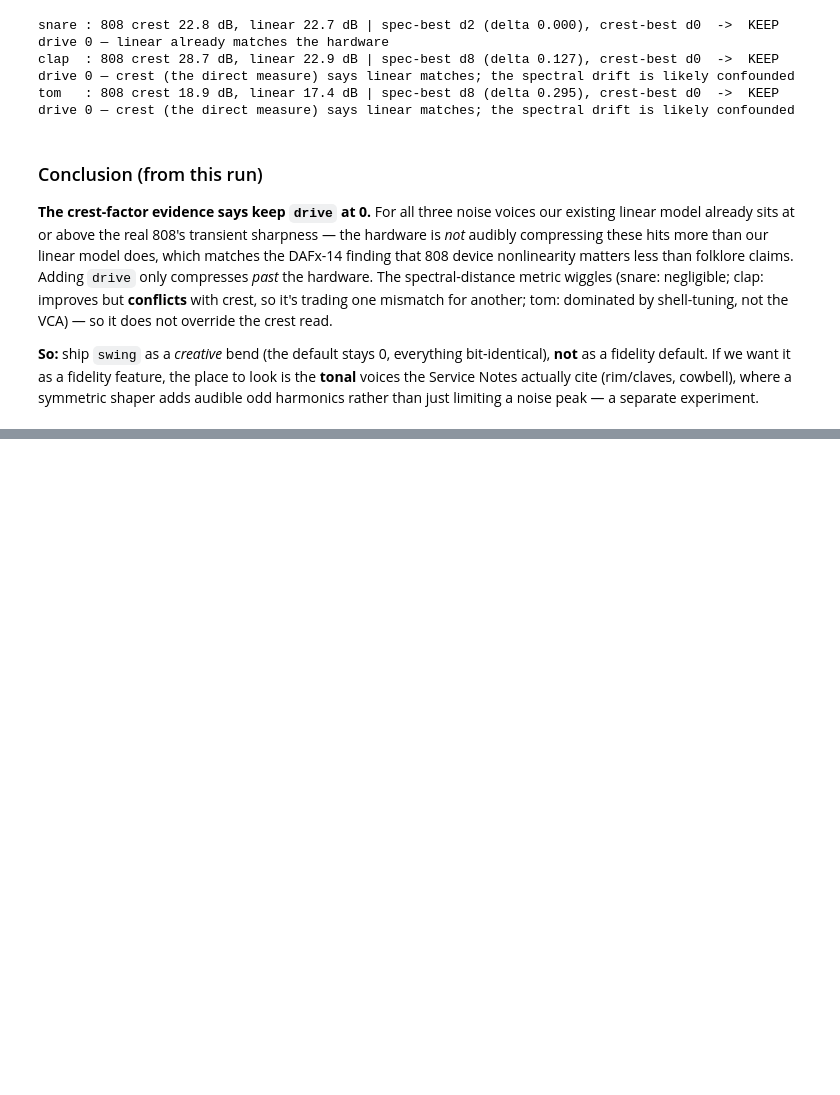
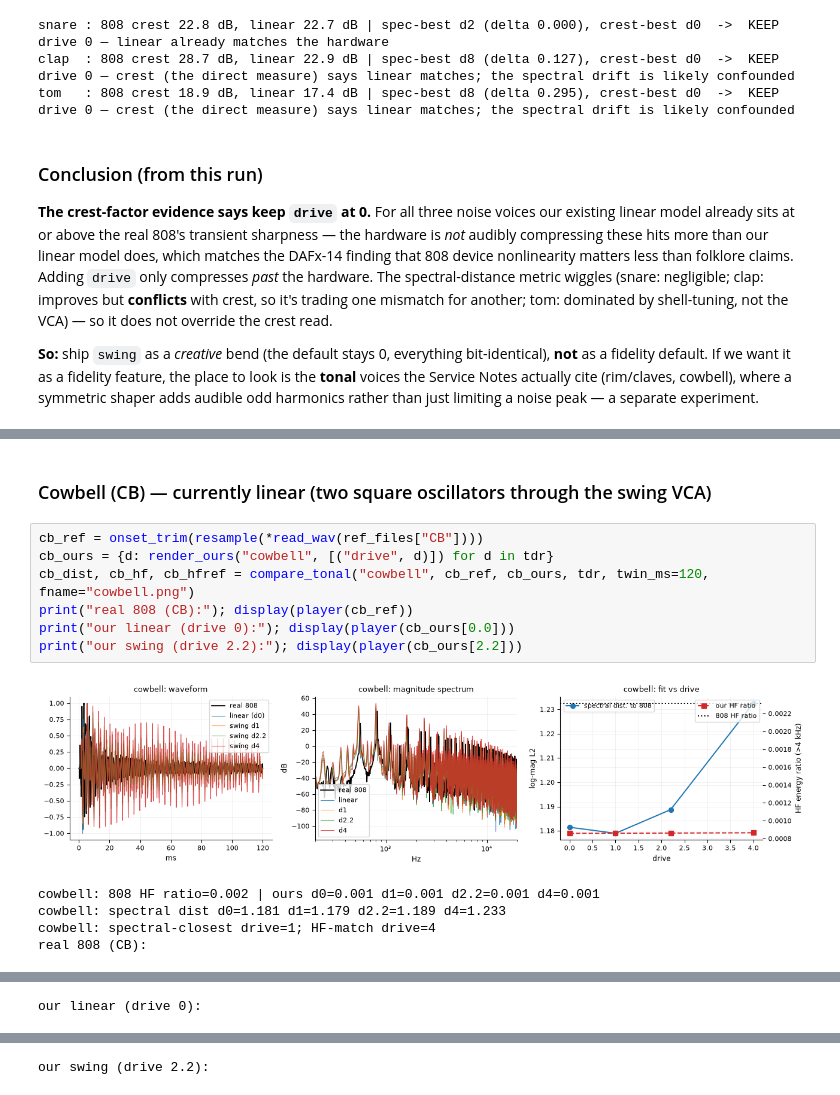
Before and after one commit to tap/TapTools, a Jupyter notebook: notebooks/tr808_swing_vca.ipynb, the cells around one changed output, grey strips where cells are left out. Drawn from its saved outputs; the diff is of its cells as text; blank space fills up the shorter version.

```diff
--- a/notebooks/tr808_swing_vca.ipynb
+++ b/notebooks/tr808_swing_vca.ipynb
@@ -279,0 +372,15 @@ odd harmonics rather than just limiting a noise peak — a separate experiment.
+# %% [markdown]
+### Cowbell (CB) — currently linear (two square oscillators through the swing VCA)
+# %%
+cb_ref = onset_trim(resample(*read_wav(ref_files["CB"])))
+cb_ours = {d: render_ours("cowbell", [("drive", d)]) for d in tdr}
+cb_dist, cb_hf, cb_hfref = compare_tonal("cowbell", cb_ref, cb_ours, tdr, twin_ms=120, fname="cowbell.png")
+print("real 808 (CB):"); display(player(cb_ref))
+print("our linear (drive 0):"); display(player(cb_ours[0.0]))
+print("our swing (drive 2.2):"); display(player(cb_ours[2.2]))
+# %% [output]
+[figure, added]
+cowbell: 808 HF ratio=0.002 | ours d0=0.001 d1=0.001 d2.2=0.001 d4=0.001
+cowbell: spectral dist d0=1.181 d1=1.179 d2.2=1.189 d4=1.233
+cowbell: spectral-closest drive=1; HF-match drive=4
+real 808 (CB):
@@ -279,0 +388 @@ odd harmonics rather than just limiting a noise peak — a separate experiment.
+our linear (drive 0):
@@ -279,0 +390 @@ odd harmonics rather than just limiting a noise peak — a separate experiment.
+our swing (drive 2.2):
```
Also changed, not shown: parts of 10 cells of this notebook, 3 other files.
